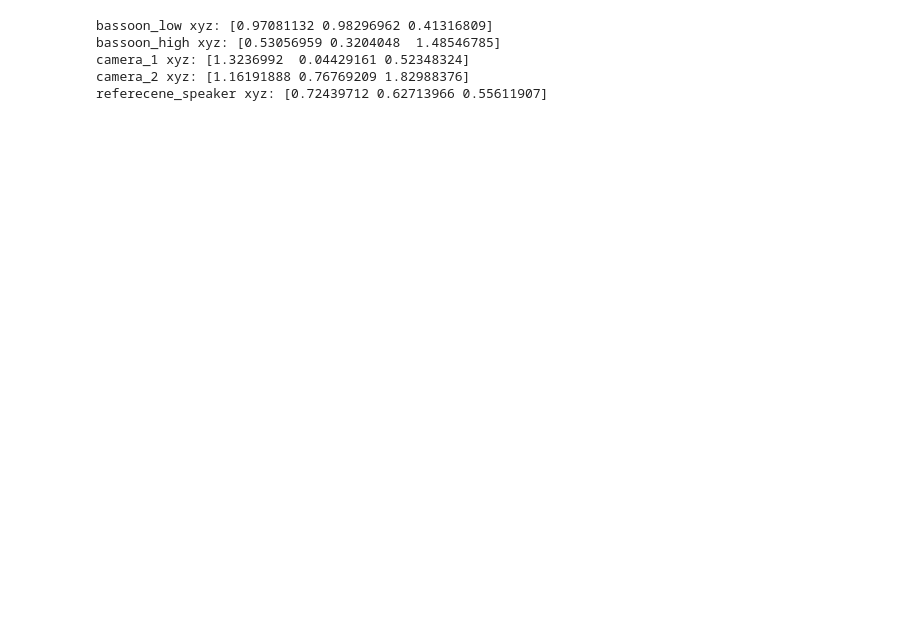
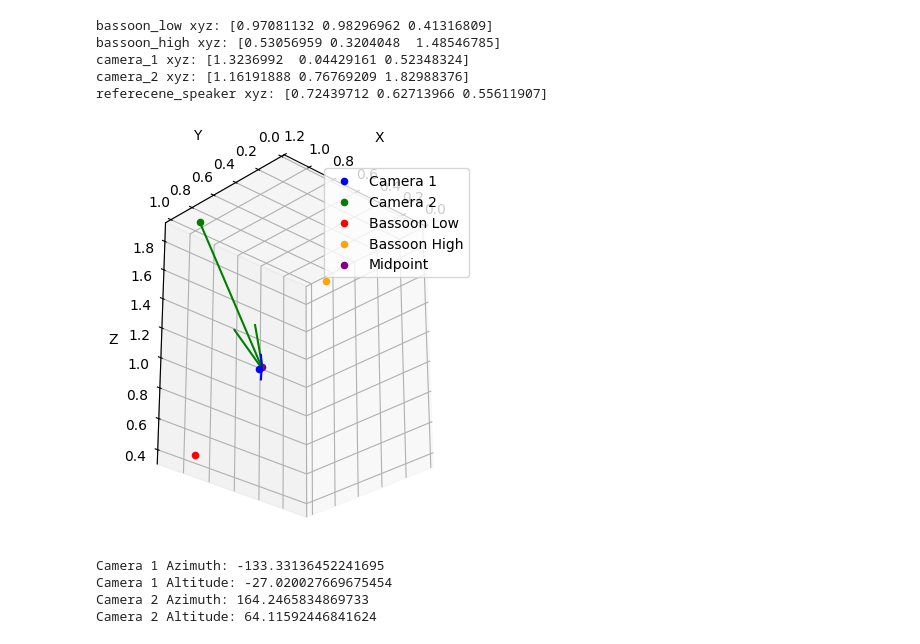
Before and after one commit to Floloffel/Bassoon2425, a Jupyter notebook: mic_positions/calc_other_positions.ipynb, the cells around one changed output. Drawn from its saved outputs; the diff is of its cells as text; code cells hidden in the pictures; blank space fills up the shorter version.

Commit message:
add berechnung der Azimuth- und Altitude-Winkel der beiden kameras

```diff
--- a/mic_positions/calc_other_positions.ipynb
+++ b/mic_positions/calc_other_positions.ipynb
@@ -77,6 +77,73 @@ bassoon_high xyz: [0.53056959 0.3204048  1.48546785]
 camera_1 xyz: [1.3236992  0.04429161 0.52348324]
 camera_2 xyz: [1.16191888 0.76769209 1.82988376]
 referecene_speaker xyz: [0.72439712 0.62713966 0.55611907]
+# %%
+# hier werden die Azimuth- und Altitude-Winkel der beiden kameras berechnet
+
+
+import numpy as np
+import matplotlib.pyplot as plt
+from mpl_toolkits.mplot3d import Axes3D
+
+midpoint = (bassoon_low + bassoon_high) / 2
+
+directionVectorCamera1 = midpoint - camera_1
+directionVectorCamera2 = midpoint - camera_2
+
+Camera1_Azimuth = -np.degrees(np.arctan2(directionVectorCamera1[1], directionVectorCamera1[0]))
+Camera1_Altitude = -np.degrees(np.arcsin(directionVectorCamera1[2] / np.linalg.norm(directionVectorCamera1)))
+
+Camera2_Azimuth = -np.degrees(np.arctan2(directionVectorCamera2[1], directionVectorCamera2[0]))
+Camera2_Altitude = -np.degrees(np.arcsin(directionVectorCamera2[2] / np.linalg.norm(directionVectorCamera2)))
+
+# Plotten der Vektoren
+fig = plt.figure()
+ax = fig.add_subplot(111, projection='3d')
+
+# Plotten der Kameras
+ax.scatter(camera_1[0], camera_1[1], camera_1[2], color='blue', label='Camera 1')
+ax.scatter(camera_2[0], camera_2[1], camera_2[2], color='green', label='Camera 2')
+
+# Plotten der Bassoon-Punkte
+ax.scatter(bassoon_low[0], bassoon_low[1], bassoon_low[2], color='red', label='Bassoon Low')
+ax.scatter(bassoon_high[0], bassoon_high[1], bassoon_high[2], color='orange', label='Bassoon High')
+
+# Plotten des Mittelpunkts
+ax.scatter(midpoint[0], midpoint[1], midpoint[2], color='purple', label='Midpoint')
+
+# Plotten der Richtungsvektoren
+ax.quiver(camera_1[0], camera_1[1], camera_1[2], directionVectorCamera1[0], directionVectorCamera1[1], directionVectorCamera1[2], color='blue', length=1, normalize=True)
+ax.quiver(camera_2[0], camera_2[1], camera_2[2], directionVectorCamera2[0], directionVectorCamera2[1], directionVectorCamera2[2], color='green', length=1, normalize=True)
+
+# Achsenbeschriftungen
+ax.set_xlabel('X')
+ax.set_ylabel('Y')
+ax.set_zlabel('Z')
+
+ax.set_xlim(1.2, 0)
+ax.set_aspect('equal', adjustable='box')
+
+ax.view_init(elev=Camera1_Altitude, azim=Camera1_Azimuth)  # Elevation und Azimutwinkel anpassen
+
+
+# Legende
+ax.legend()
+
+# Anzeigen des Plots
+plt.show()
+
+
+print("Camera 1 Azimuth:", Camera1_Azimuth)
+print("Camera 1 Altitude:", Camera1_Altitude)
+
+print("Camera 2 Azimuth:", Camera2_Azimuth)
+print("Camera 2 Altitude:", Camera2_Altitude)
+# %% [output]
+[figure, added]
+Camera 1 Azimuth: -133.33136452241695
+Camera 1 Altitude: -27.020027669675454
+Camera 2 Azimuth: 164.2465834869733
+Camera 2 Altitude: 64.11592446841624
 # %%
 
 fig = px.scatter_3d(mic_coords, x='X_optimized', y='Y_optimized', z='Z_optimized', text='Mic_Index', title='3D Scatter Plot', color='Plane', width=1000, height=1000)
```
